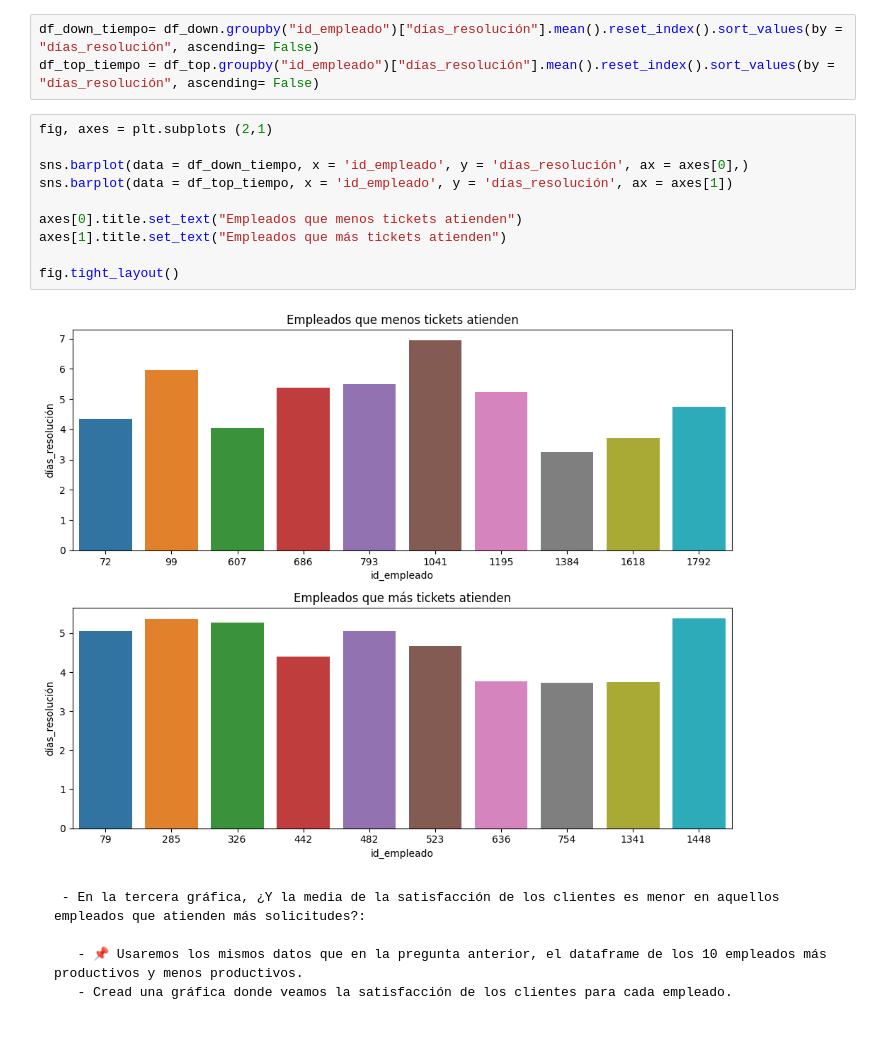
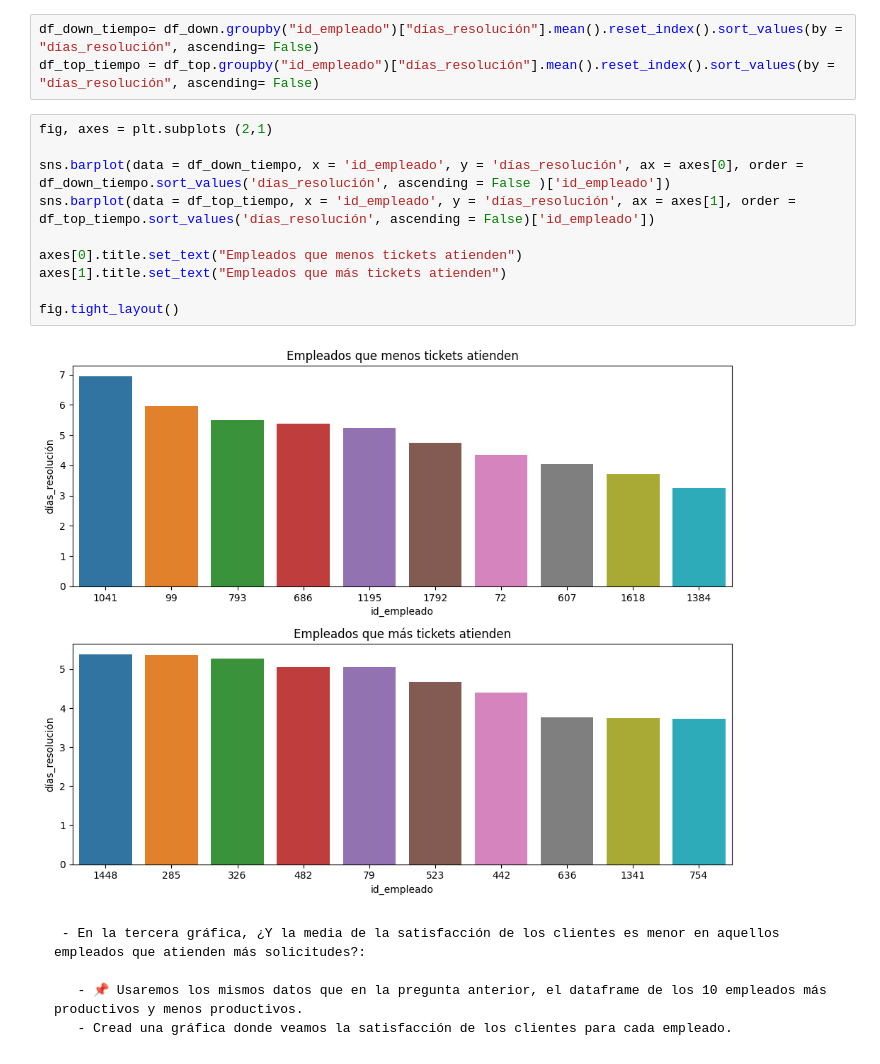
Before and after one commit to Adalab/promo_d_da_modulo2_sprint2_Lorena_AnaBelen, a Jupyter notebook: ejercicio3/pair_programming_EDA3.ipynb, the cells around one changed output. Cells and saved outputs as stored; diff of their text form.

```diff
--- a/ejercicio3/pair_programming_EDA3.ipynb
+++ b/ejercicio3/pair_programming_EDA3.ipynb
@@ -192,15 +188,15 @@ df_top_tiempo = df_top.groupby("id_empleado")["días_resolución"].mean().reset_
 # %%
 fig, axes = plt.subplots (2,1)
 
-sns.barplot(data = df_down_tiempo, x = 'id_empleado', y = 'días_resolución', ax = axes[0],)
-sns.barplot(data = df_top_tiempo, x = 'id_empleado', y = 'días_resolución', ax = axes[1])
+sns.barplot(data = df_down_tiempo, x = 'id_empleado', y = 'días_resolución', ax = axes[0], order = df_down_tiempo.sort_values('días_resolución', ascending = False )['id_empleado'])
+sns.barplot(data = df_top_tiempo, x = 'id_empleado', y = 'días_resolución', ax = axes[1], order = df_top_tiempo.sort_values('días_resolución', ascending = False)['id_empleado'])
 
 axes[0].title.set_text("Empleados que menos tickets atienden")
 axes[1].title.set_text("Empleados que más tickets atienden")
 
 fig.tight_layout()
 # %% [output]
-[figure, old version]
+[figure, new version]
 # %% [markdown]
 
      - En la tercera gráfica, ¿Y la media de la satisfacción de los clientes es menor en aquellos empleados que atienden más solicitudes?:
```
Also changed, not shown: parts of 2 cells of this notebook.
